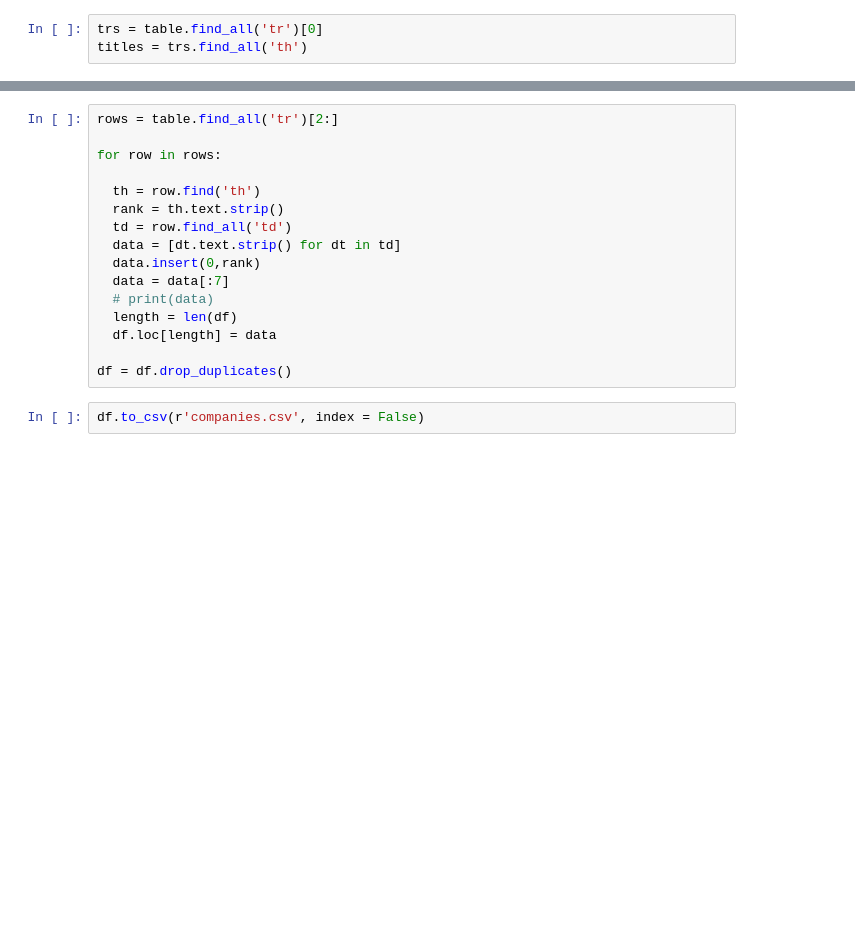
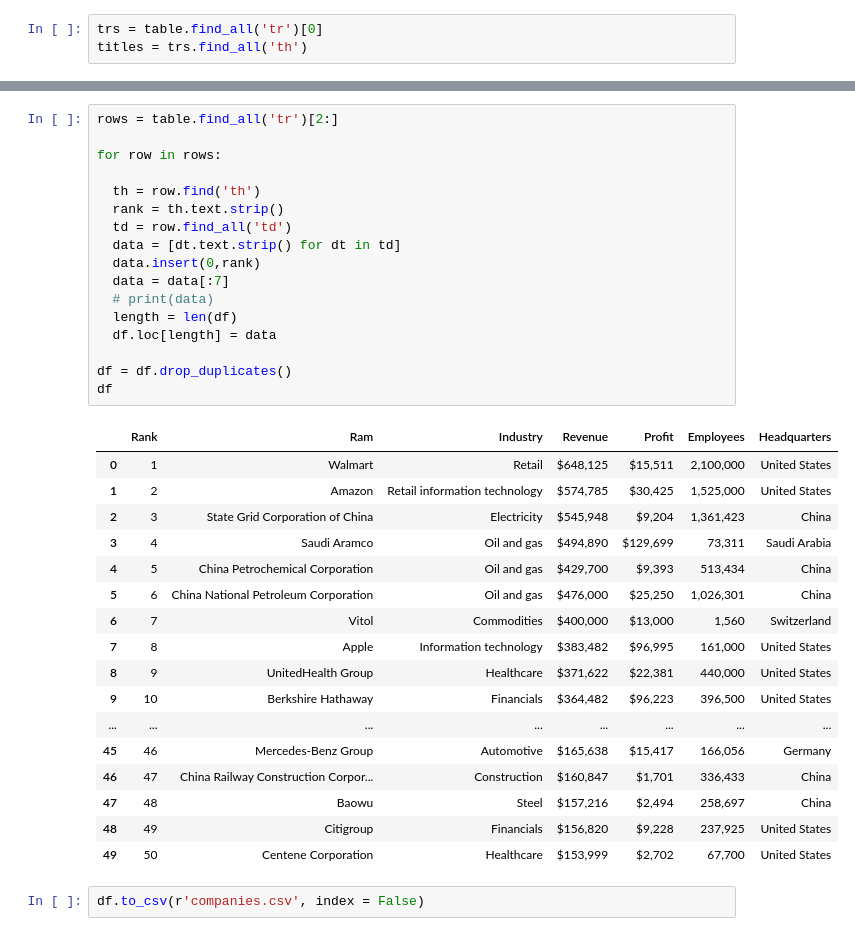
Before and after one commit to vaibhav1234-pixel/web-scraping, a Jupyter notebook: webscraping_wiki.ipynb, the cells around one changed output, grey strips where cells are left out. Saved outputs shown, nothing was run; the diff lists cells and outputs as text; blank space fills up the shorter version.

```diff
--- a/webscraping_wiki.ipynb
+++ b/webscraping_wiki.ipynb
@@ -70,18 +34,37 @@ df
 # %%
 rows = table.find_all('tr')[2:]
 
 for row in rows:
 
   th = row.find('th')
   rank = th.text.strip()
   td = row.find_all('td')
   data = [dt.text.strip() for dt in td]
   data.insert(0,rank)
   data = data[:7]
   # print(data)
   length = len(df)
   df.loc[length] = data
 
 df = df.drop_duplicates()
+df
+# %% [output]
+|  | Rank | Ram | Industry | Revenue | Profit | Employees | Headquarters |
+| 0 | 1 | Walmart | Retail | $648,125 | $15,511 | 2,100,000 | United States |
+| 1 | 2 | Amazon | Retail information technology | $574,785 | $30,425 | 1,525,000 | United States |
+| 2 | 3 | State Grid Corporation of China | Electricity | $545,948 | $9,204 | 1,361,423 | China |
+| 3 | 4 | Saudi Aramco | Oil and gas | $494,890 | $129,699 | 73,311 | Saudi Arabia |
+| 4 | 5 | China Petrochemical Corporation | Oil and gas | $429,700 | $9,393 | 513,434 | China |
+| 5 | 6 | China National Petroleum Corporation | Oil and gas | $476,000 | $25,250 | 1,026,301 | China |
+| 6 | 7 | Vitol | Commodities | $400,000 | $13,000 | 1,560 | Switzerland |
+| 7 | 8 | Apple | Information technology | $383,482 | $96,995 | 161,000 | United States |
+| 8 | 9 | UnitedHealth Group | Healthcare | $371,622 | $22,381 | 440,000 | United States |
+| 9 | 10 | Berkshire Hathaway | Financials | $364,482 | $96,223 | 396,500 | United States |
+| ... | ... | ... | ... | ... | ... | ... | ... |
+| 45 | 46 | Mercedes-Benz Group | Automotive | $165,638 | $15,417 | 166,056 | Germany |
+| 46 | 47 | China Railway Construction Corpor... | Construction | $160,847 | $1,701 | 336,433 | China |
+| 47 | 48 | Baowu | Steel | $157,216 | $2,494 | 258,697 | China |
+| 48 | 49 | Citigroup | Financials | $156,820 | $9,228 | 237,925 | United States |
+| 49 | 50 | Centene Corporation | Healthcare | $153,999 | $2,702 | 67,700 | United States |
 # %%
 df.to_csv(r'companies.csv', index = False)
```
Also changed, not shown: parts of 5 cells of this notebook.
